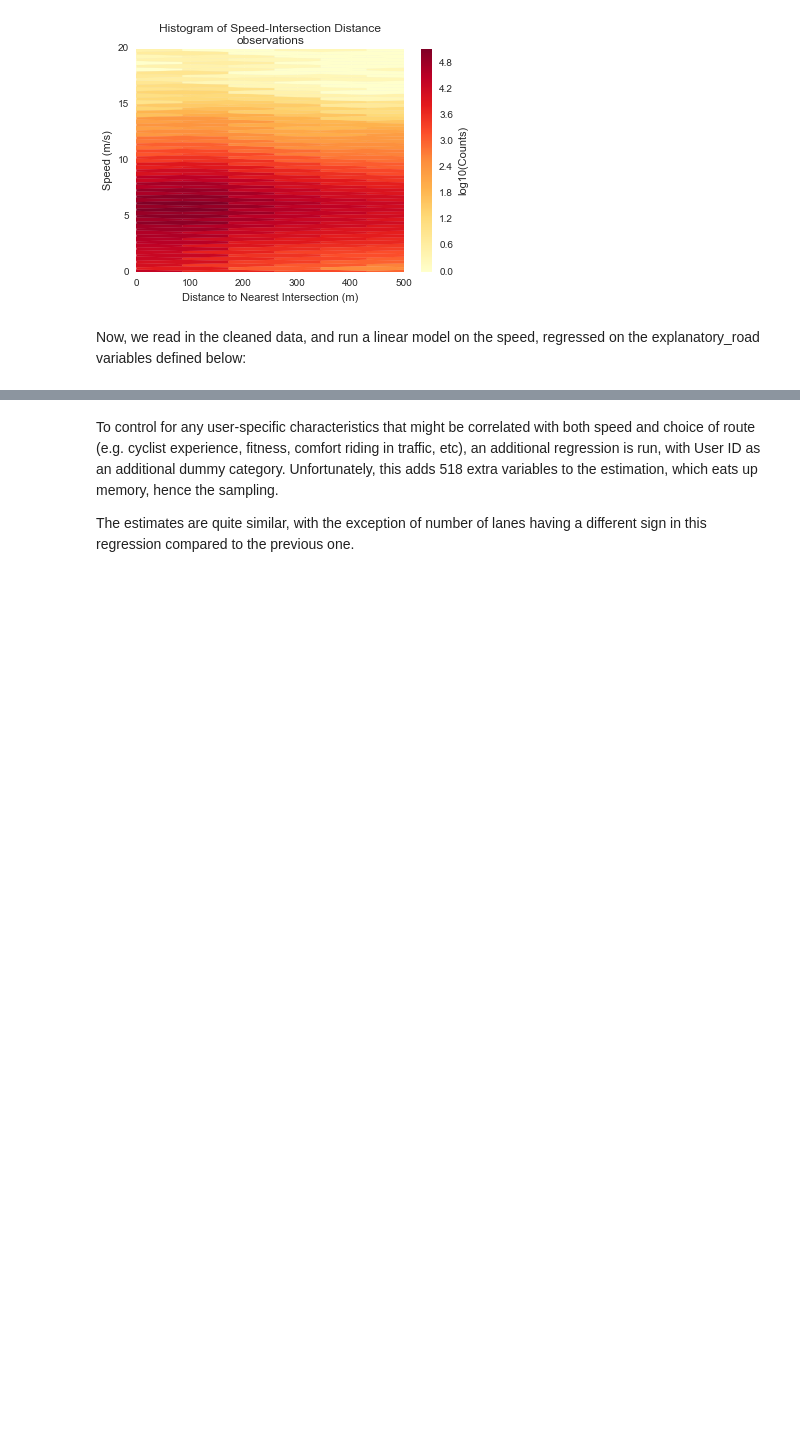
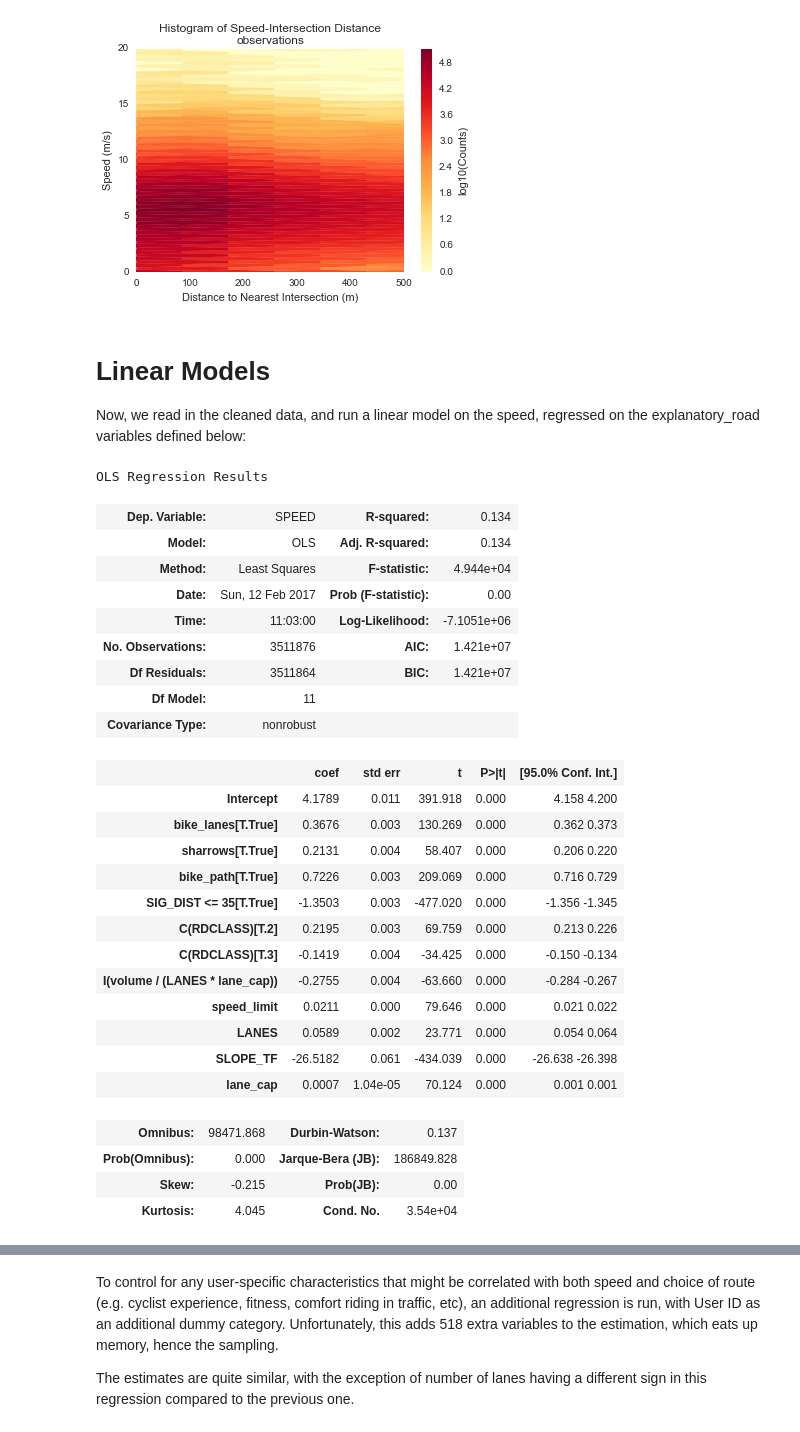
Before and after one commit to aclarry/toronto-cycling-speed-analysis, a Jupyter notebook: Speed Analysis.ipynb, the cells around one changed output, grey strips where cells are left out. Saved outputs shown, nothing was run; the diff lists cells and outputs as text; code cells hidden in the pictures; blank space fills up the shorter version.

```diff
--- a/Speed Analysis.ipynb
+++ b/Speed Analysis.ipynb
@@ -141,7 +161,49 @@ cbar.set_label("log10(Counts)")
 # %% [output]
 [figure]
 # %% [markdown]
+# Linear Models
+
 Now, we read in the cleaned data, and run a linear model on the speed,
 regressed on the explanatory_road variables defined below:
+# %%
+explanatory_road = ("bike_lanes", "sharrows", "bike_path", "SIG_DIST <= 35",
+                    "I(volume/(LANES*lane_cap))", "speed_limit", "LANES", "C(RDCLASS)", "SLOPE_TF",
+                   "lane_cap")
+
+formula = "SPEED ~ " + " + ".join(explanatory_road)
+model = sm.ols(formula=formula, data=data).fit()
+
+data["residual"] = model.resid
+data["predicted"] = model.fittedvalues
+
+model.summary()
+# %% [output]
+OLS Regression Results
+| Dep. Variable: | SPEED | R-squared: | 0.134 |
+| Model: | OLS | Adj. R-squared: | 0.134 |
+| Method: | Least Squares | F-statistic: | 4.944e+04 |
+| Date: | Sun, 12 Feb 2017 | Prob (F-statistic): | 0.00 |
+| Time: | 11:03:00 | Log-Likelihood: | -7.1051e+06 |
+| No. Observations: | 3511876 | AIC: | 1.421e+07 |
+| Df Residuals: | 3511864 | BIC: | 1.421e+07 |
+| Df Model: | 11 |  |  |
+| Covariance Type: | nonrobust |  |  |
+|  | coef | std err | t | P>|t| | [95.0% Conf. Int.] |
+| Intercept | 4.1789 | 0.011 | 391.918 | 0.000 | 4.158 4.200 |
+| bike_lanes[T.True] | 0.3676 | 0.003 | 130.269 | 0.000 | 0.362 0.373 |
+| sharrows[T.True] | 0.2131 | 0.004 | 58.407 | 0.000 | 0.206 0.220 |
+| bike_path[T.True] | 0.7226 | 0.003 | 209.069 | 0.000 | 0.716 0.729 |
+| SIG_DIST <= 35[T.True] | -1.3503 | 0.003 | -477.020 | 0.000 | -1.356 -1.345 |
+| C(RDCLASS)[T.2] | 0.2195 | 0.003 | 69.759 | 0.000 | 0.213 0.226 |
+| C(RDCLASS)[T.3] | -0.1419 | 0.004 | -34.425 | 0.000 | -0.150 -0.134 |
+| I(volume / (LANES * lane_cap)) | -0.2755 | 0.004 | -63.660 | 0.000 | -0.284 -0.267 |
+| speed_limit | 0.0211 | 0.000 | 79.646 | 0.000 | 0.021 0.022 |
+| LANES | 0.0589 | 0.002 | 23.771 | 0.000 | 0.054 0.064 |
+| SLOPE_TF | -26.5182 | 0.061 | -434.039 | 0.000 | -26.638 -26.398 |
+| lane_cap | 0.0007 | 1.04e-05 | 70.124 | 0.000 | 0.001 0.001 |
+| Omnibus: | 98471.868 | Durbin-Watson: | 0.137 |
+| Prob(Omnibus): | 0.000 | Jarque-Bera (JB): | 186849.828 |
+| Skew: | -0.215 | Prob(JB): | 0.00 |
+| Kurtosis: | 4.045 | Cond. No. | 3.54e+04 |
 # %%
 explanatory_road = ("bike_lanes", "sharrows", "bike_path", "SIG_DIST <= 35", "volume",
```
Also changed, not shown: parts of 11 cells of this notebook.
